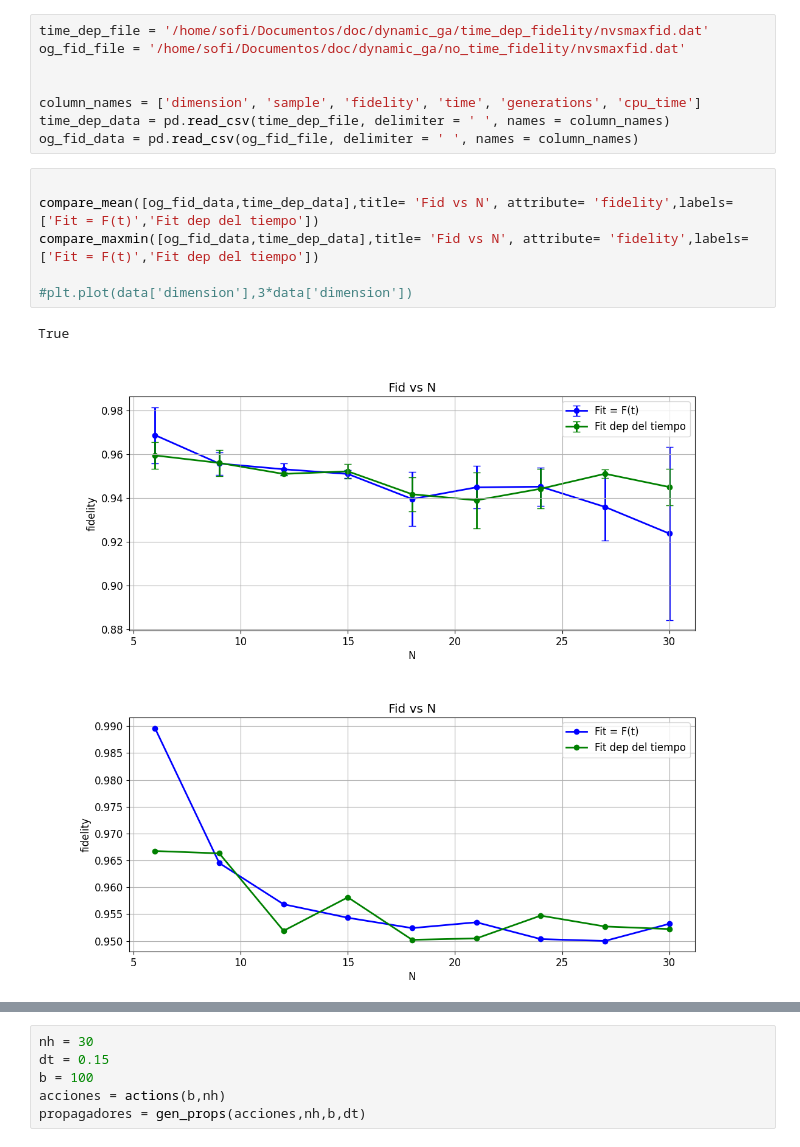
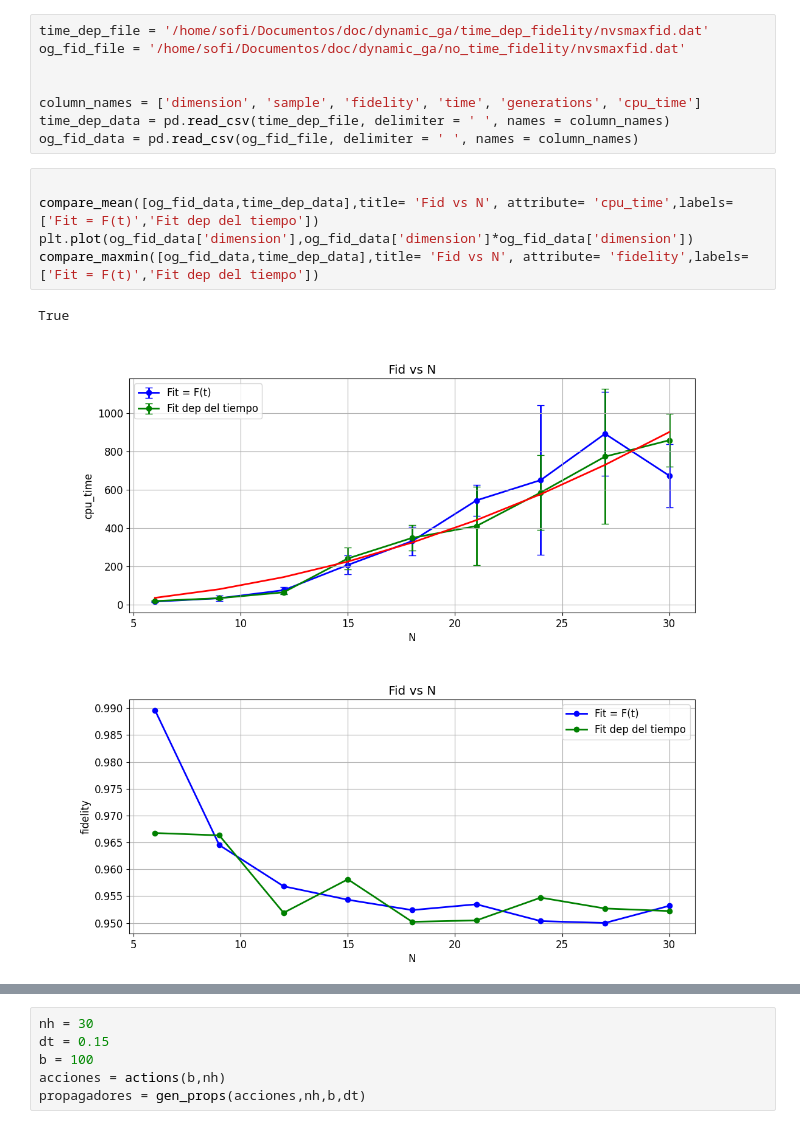
Before and after one commit to sofips/dynamic_ga, a Jupyter notebook: test.ipynb, the cells around one changed output, grey strips where cells are left out. Saved outputs shown, nothing was run; the diff lists cells and outputs as text.

```diff
--- a/test.ipynb
+++ b/test.ipynb
@@ -98,13 +98,12 @@ time_dep_data = pd.read_csv(time_dep_file, delimiter = ' ', names = column_names
 og_fid_data = pd.read_csv(og_fid_file, delimiter = ' ', names = column_names)
 # %%
 
-compare_mean([og_fid_data,time_dep_data],title= 'Fid vs N', attribute= 'fidelity',labels=['Fit = F(t)','Fit dep del tiempo'])
+compare_mean([og_fid_data,time_dep_data],title= 'Fid vs N', attribute= 'cpu_time',labels=['Fit = F(t)','Fit dep del tiempo'])
+plt.plot(og_fid_data['dimension'],og_fid_data['dimension']*og_fid_data['dimension'])
 compare_maxmin([og_fid_data,time_dep_data],title= 'Fid vs N', attribute= 'fidelity',labels=['Fit = F(t)','Fit dep del tiempo'])
-
-#plt.plot(data['dimension'],3*data['dimension'])
 # %% [output]
 True
-[figure, old version]
+[figure, new version]
 [figure]
 # %%
 
```
Also changed, not shown: parts of 2 cells of this notebook.
